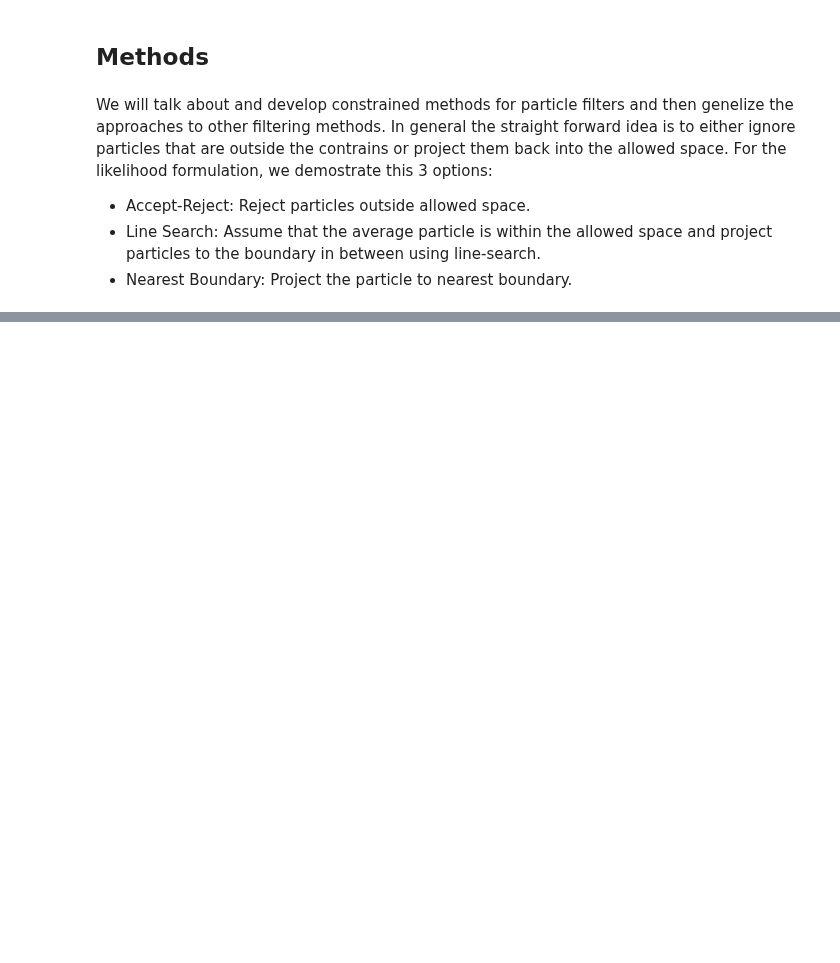
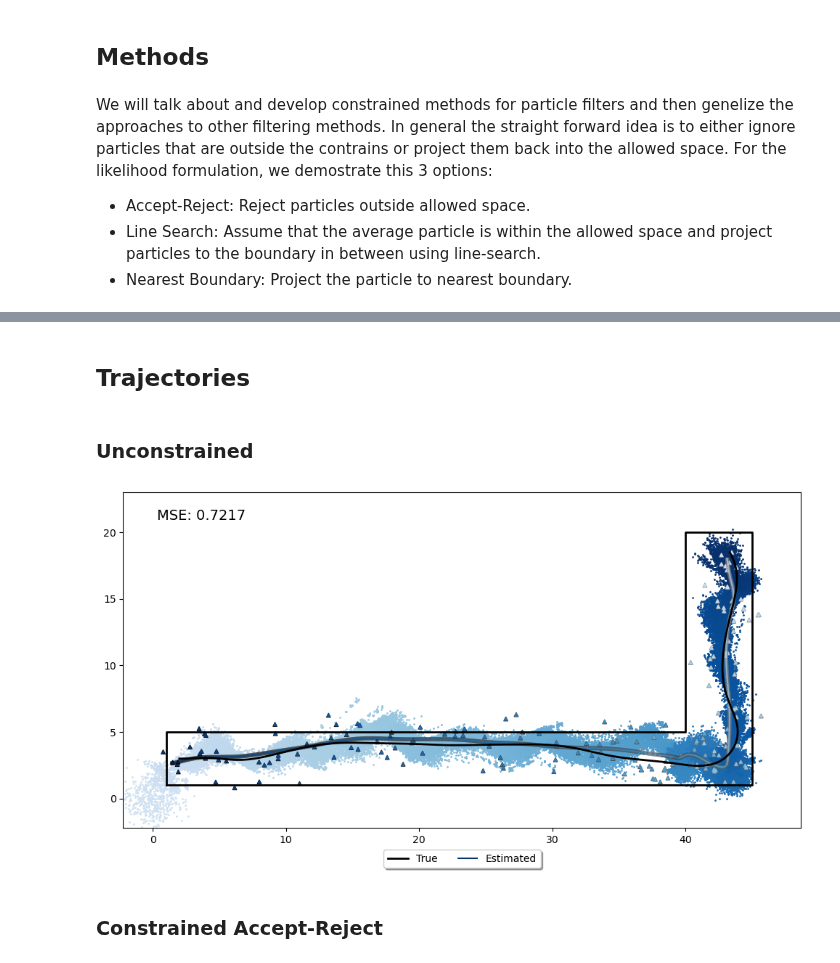
Before and after one commit to AndersGMadsen/bayesian-state-space-models, a Jupyter notebook: Constrained_Notebook.ipynb, the cells around one changed output, grey strips where cells are left out. Drawn from its saved outputs; the diff is of its cells as text; code cells hidden in the pictures; blank space fills up the shorter version.

```diff
--- a/Constrained_Notebook.ipynb
+++ b/Constrained_Notebook.ipynb
@@ -134,0 +138,25 @@ plt.show()
+# %% [markdown]
+## Trajectories
+# %%
+np.random.seed(131)
+x_points, y_points, line_segments = track_example1()
+trajectory = MPCTrajectory(x_points, y_points, line_segments, savepath='output/track_1.pkl')
+states, measurements = trajectory.get_data()
+states = states[::2]
+measurements = measurements[::2]
+n = len(states)
+# %%
+model = StateSpaceModel()
+Q, R, f, h = model.get_linear_model_function()
+# %% [markdown]
+### Unconstrained
+# %%
+particle_filter = PF(f, h, Q, R, dim_m = 4, dim_y = 2)
+state_estimates_uncon, cov_estimates_uncon, particle_history_uncon, weights_history_uncon = particle_filter.filter(measurements, verbose=True)
+state_estimates_smoothed_uncon, cov_estimates_smoothed_uncon = particle_filter.smoother(state_estimates_uncon, cov_estimates_uncon, particle_history_uncon, weights_history_uncon, verbose=True)
+# %%
+plot_particle_solution(states, state_estimates_smoothed_uncon, measurements, particle_history_uncon, line_segments)
+# %% [output]
+[figure, added]
+# %% [markdown]
+### Constrained Accept-Reject
```
Also changed, not shown: parts of 13 cells of this notebook, 5 other files.
